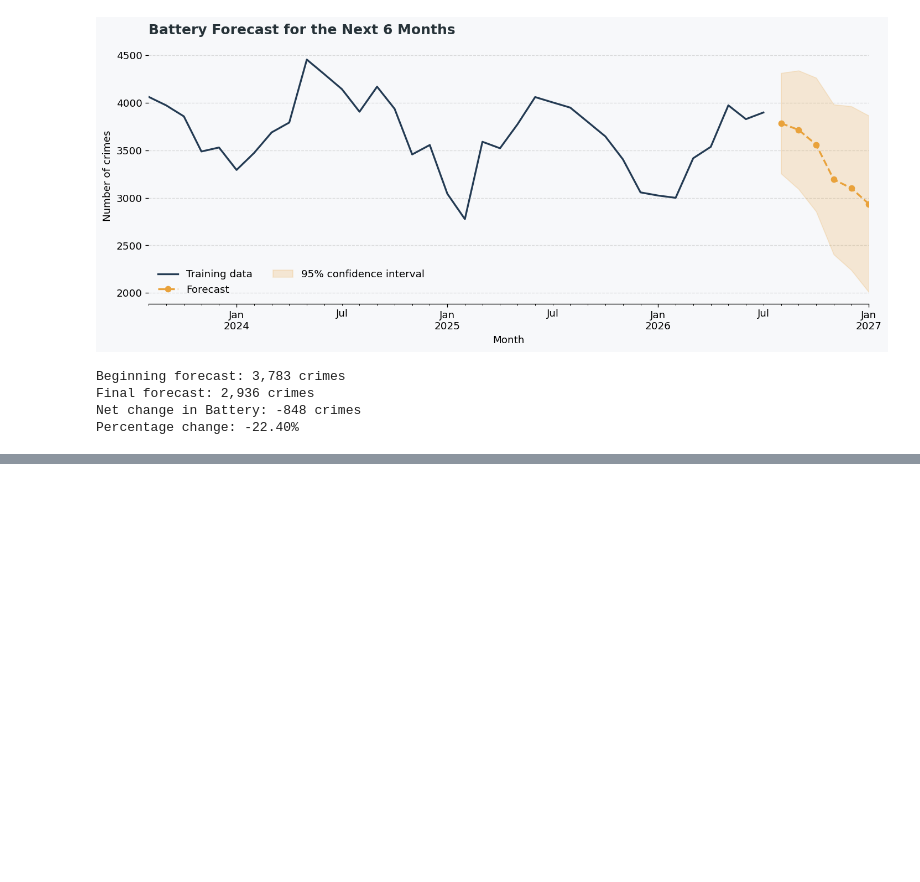
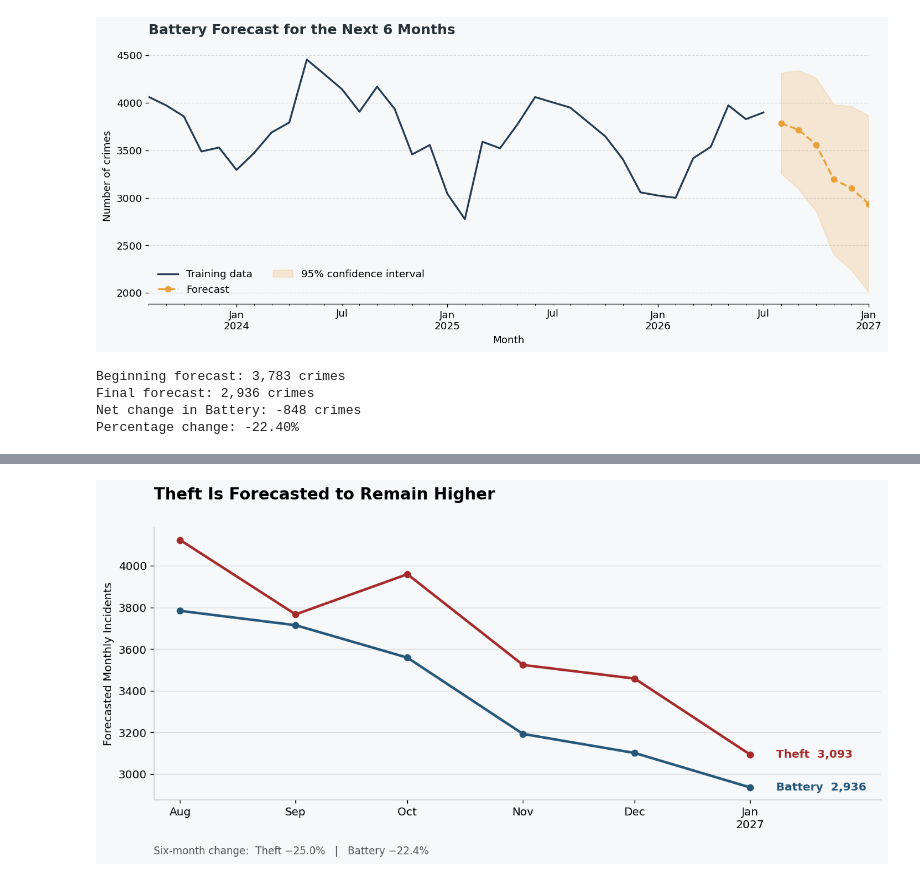
Before and after one commit to swirita/Chicago-Crime-Analysis-and-Forecasting, a Jupyter notebook: notebooks/03_crime_forecasting.ipynb, the cells around one changed output, grey strips where cells are left out. Cells and saved outputs as stored; diff of their text form; code cells hidden in the pictures; blank space fills up the shorter version.

```diff
--- a/notebooks/03_crime_forecasting.ipynb
+++ b/notebooks/03_crime_forecasting.ipynb
@@ -1214,0 +1257,93 @@ Percentage change: -22.40%
+# %%
+# Colors for each crime
+theft_color = "#A52A2A"
+battery_color = "#24577A"
+
+# Create the chart
+fig, ax = plt.subplots(figsize=(11, 5.5))
+
+# Plot both forecasts
+ax.plot(
+    theft_future.index,
+    theft_future["mean"],
+    color=theft_color,
+    linewidth=2.5,
+    marker="o",
+    markersize=6,
+)
+
+ax.plot(
+    battery_future.index,
+    battery_future["mean"],
+    color=battery_color,
+    linewidth=2.5,
+    marker="o",
+    markersize=6,
+)
+
+# Get the final forecast values
+theft_final = theft_future["mean"].iloc[-1]
+battery_final = battery_future["mean"].iloc[-1]
+
+# Label each line directly
+ax.text(
+    theft_future.index[-1] + pd.Timedelta(days=7),
+    theft_final,
+    f"Theft  {theft_final:,.0f}",
+    color=theft_color,
+    fontweight="bold",
+    va="center",
+)
+
+ax.text(
+    battery_future.index[-1] + pd.Timedelta(days=7),
+    battery_final,
+    f"Battery  {battery_final:,.0f}",
+    color=battery_color,
+    fontweight="bold",
+    va="center",
+)
+
+# Title and subtitle
+ax.set_title(
+    "Theft Is Forecasted to Remain Higher",
+    fontsize=16,
+    fontweight="bold",
+    loc="left",
+    pad=28,
+)
+
+# Format the axes
+ax.set_ylabel("Forecasted Monthly Incidents")
+ax.set_xlabel("")
+
+ax.set_xticks(theft_future.index)
+ax.set_xticklabels(
+    ["Aug", "Sep", "Oct", "Nov", "Dec", "Jan\n2027"]
+)
+
+# Add space for the labels
+ax.set_xlim(
+    theft_future.index[0] - pd.Timedelta(days=7),
+    theft_future.index[-1] + pd.Timedelta(days=35),
+)
+
+# Add the forecasted changes as a note
+ax.text(
+    0,
+    -0.20,
+    "Six-month change:  Theft −25.0%   |   Battery −22.4%",
+    transform=ax.transAxes,
+    fontsize=10,
+    color="#555555",
+)
+
+# Clean styling
+ax.grid(axis="y", color="#DDDDDD", linewidth=0.8)
+ax.spines[["top", "right"]].set_visible(False)
+ax.spines[["left", "bottom"]].set_color("#BBBBBB")
+
+plt.tight_layout()
+plt.show()
+# %% [output]
+[figure, added]
```
Also changed, not shown: parts of 4 cells of this notebook.
